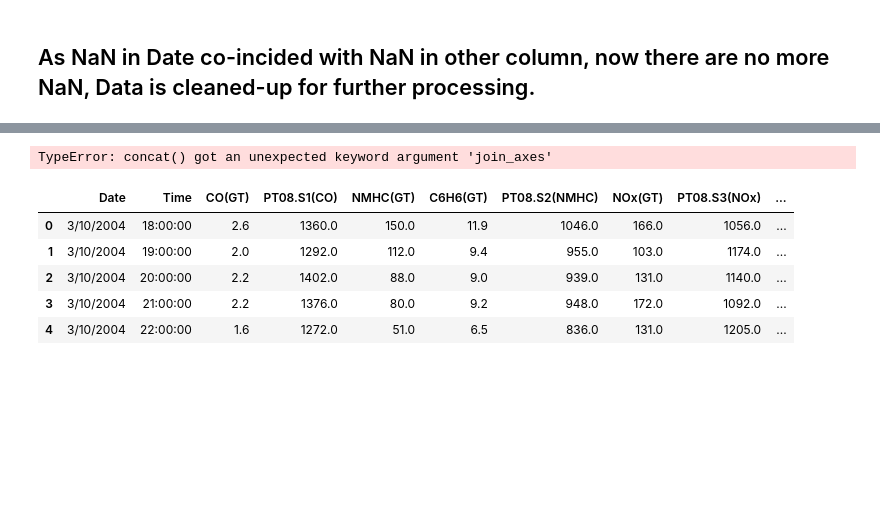
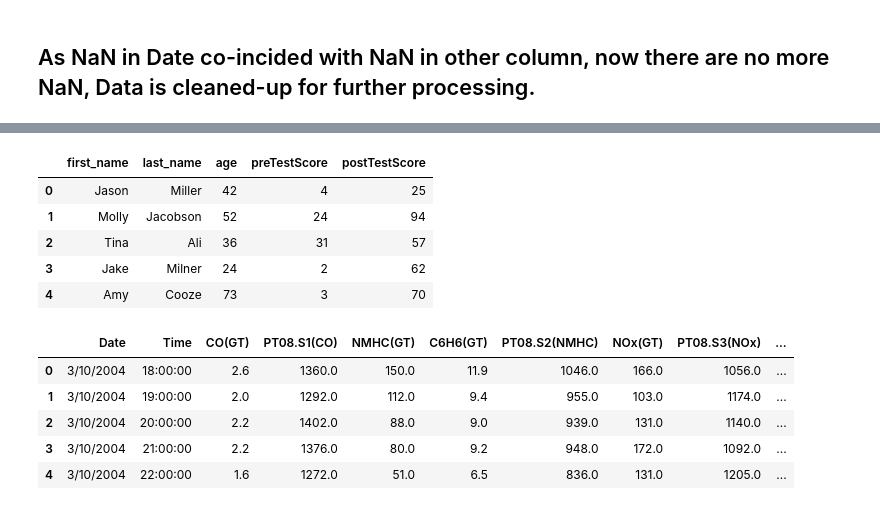
Before and after one commit to sateesh12/bin_utils, a Jupyter notebook: AQI_Analysis.ipynb, the cells around one changed output, grey strips where cells are left out. Saved outputs shown, nothing was run; the diff lists cells and outputs as text; code cells hidden in the pictures; blank space fills up the shorter version.

```diff
--- a/AQI_Analysis.ipynb
+++ b/AQI_Analysis.ipynb
@@ -171,16 +179,21 @@ cleaned_up_df.describe()
 # %%
 raw_data = {'first_name': ['Jason', 'Molly', 'Tina', 'Jake', 'Amy'],
         'last_name': ['Miller', 'Jacobson', 'Ali', 'Milner', 'Cooze'],
         'age': [42, 52, 36, 24, 73],
         'preTestScore': [4, 24, 31, 2, 3],
         'postTestScore': [25, 94, 57, 62, 70]}
 df = pd.DataFrame(raw_data, columns = ['first_name', 'last_name', 'age', 'preTestScore', 'postTestScore'])
 df
-from pandas_profiling import ProfileReport
-profile = ProfileReport(df)
-print(profile)
+#from pandas_profiling import ProfileReport
+#profile = ProfileReport(df)
+#print(profile)
 # %% [output]
-TypeError: concat() got an unexpected keyword argument 'join_axes'
+|  | first_name | last_name | age | preTestScore | postTestScore |
+| 0 | Jason | Miller | 42 | 4 | 25 |
+| 1 | Molly | Jacobson | 52 | 24 | 94 |
+| 2 | Tina | Ali | 36 | 31 | 57 |
+| 3 | Jake | Milner | 24 | 2 | 62 |
+| 4 | Amy | Cooze | 73 | 3 | 70 |
 # %%
 #There is a problem with pandas_profile , hence ditching it. In fact pandas profile does not work even with a simple data-frame.
 # %%
```
Also changed, not shown: parts of 8 cells of this notebook.
